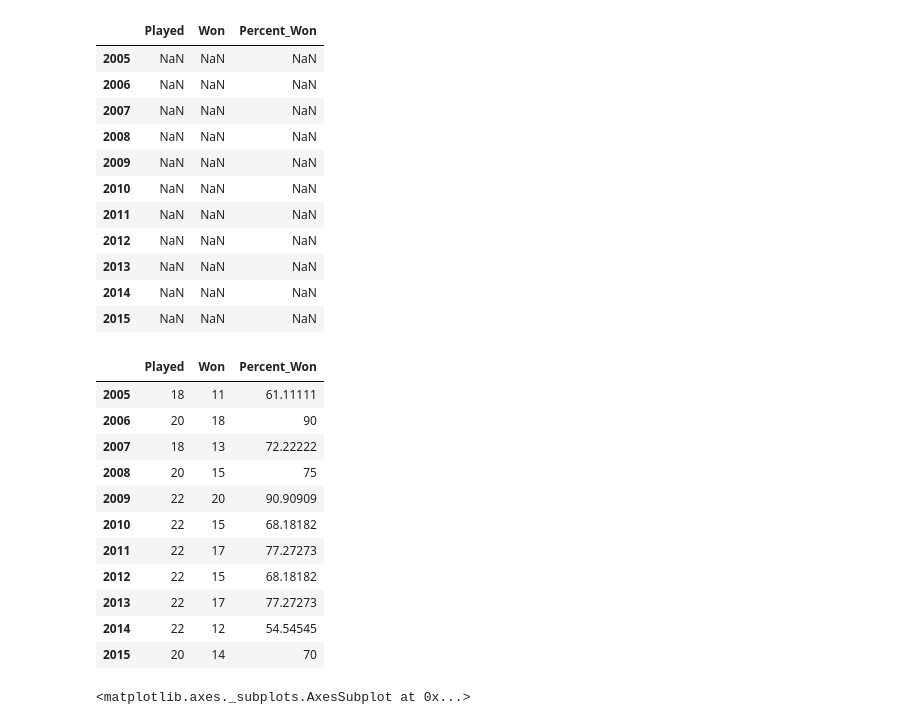
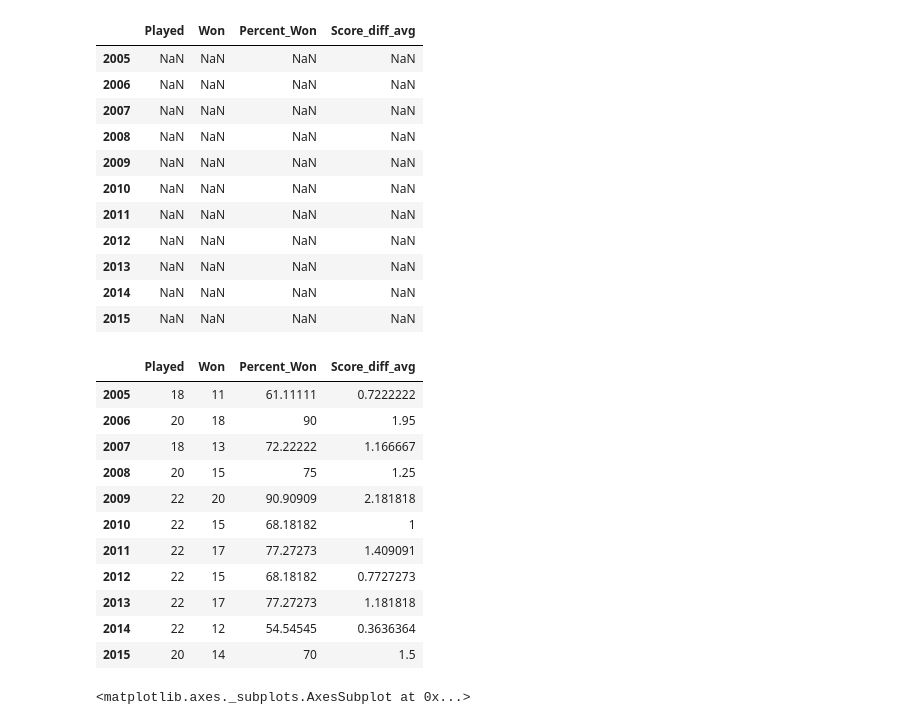
Before and after one commit to dataViz-UCSDGuardian/sports_performance, a Jupyter notebook: volleyball_W_graph.ipynb, the cells around one changed output. Cells and saved outputs as stored; diff of their text form; code cells hidden in the pictures.

Commit message:
added net score stats for W volleyball

```diff
--- a/volleyball_W_graph.ipynb
+++ b/volleyball_W_graph.ipynb
@@ -48,39 +69,40 @@ data = data[data.Conference == 1]
 # %%
 #make a dataframe to hold statistics of games won and played for each year
-columns = ['Played','Won','Percent_Won']
+columns = ['Played','Won','Percent_Won','Score_diff_avg']
 summary = pd.DataFrame(index=years,columns=columns)
 summary
 # %% [output]
-|  | Played | Won | Percent_Won |
-| 2005 | NaN | NaN | NaN |
-| 2006 | NaN | NaN | NaN |
-| 2007 | NaN | NaN | NaN |
-| 2008 | NaN | NaN | NaN |
-| 2009 | NaN | NaN | NaN |
-| 2010 | NaN | NaN | NaN |
-| 2011 | NaN | NaN | NaN |
-| 2012 | NaN | NaN | NaN |
-| 2013 | NaN | NaN | NaN |
-| 2014 | NaN | NaN | NaN |
-| 2015 | NaN | NaN | NaN |
+|  | Played | Won | Percent_Won | Score_diff_avg |
+| 2005 | NaN | NaN | NaN | NaN |
+| 2006 | NaN | NaN | NaN | NaN |
+| 2007 | NaN | NaN | NaN | NaN |
+| 2008 | NaN | NaN | NaN | NaN |
+| 2009 | NaN | NaN | NaN | NaN |
+| 2010 | NaN | NaN | NaN | NaN |
+| 2011 | NaN | NaN | NaN | NaN |
+| 2012 | NaN | NaN | NaN | NaN |
+| 2013 | NaN | NaN | NaN | NaN |
+| 2014 | NaN | NaN | NaN | NaN |
+| 2015 | NaN | NaN | NaN | NaN |
 # %%
 for year in years:
     played = len(data[data['Year'] == year])
     won = len(data[ (data['Year'] == year) & (data['Won'] == 1) ])
-    summary.ix[year] = [played, won, float(won)/float(played)*100]
+    score_diff_avg = data[data['Year'] == year]['Score_diff'].mean()
+    summary.ix[year] = [played, won, float(won)/float(played)*100, score_diff_avg]
 
 summary
 # %% [output]
-|  | Played | Won | Percent_Won |
-| 2005 | 18 | 11 | 61.11111 |
-| 2006 | 20 | 18 | 90 |
-| 2007 | 18 | 13 | 72.22222 |
-| 2008 | 20 | 15 | 75 |
-| 2009 | 22 | 20 | 90.90909 |
-| 2010 | 22 | 15 | 68.18182 |
-| 2011 | 22 | 17 | 77.27273 |
-| 2012 | 22 | 15 | 68.18182 |
-| 2013 | 22 | 17 | 77.27273 |
-| 2014 | 22 | 12 | 54.54545 |
-| 2015 | 20 | 14 | 70 |
+|  | Played | Won | Percent_Won | Score_diff_avg |
+| 2005 | 18 | 11 | 61.11111 | 0.7222222 |
+| 2006 | 20 | 18 | 90 | 1.95 |
+| 2007 | 18 | 13 | 72.22222 | 1.166667 |
+| 2008 | 20 | 15 | 75 | 1.25 |
+| 2009 | 22 | 20 | 90.90909 | 2.181818 |
+| 2010 | 22 | 15 | 68.18182 | 1 |
+| 2011 | 22 | 17 | 77.27273 | 1.409091 |
+| 2012 | 22 | 15 | 68.18182 | 0.7727273 |
+| 2013 | 22 | 17 | 77.27273 | 1.181818 |
+| 2014 | 22 | 12 | 54.54545 | 0.3636364 |
+| 2015 | 20 | 14 | 70 | 1.5 |
 # %%
```
Also changed, not shown: parts of 6 cells of this notebook.
